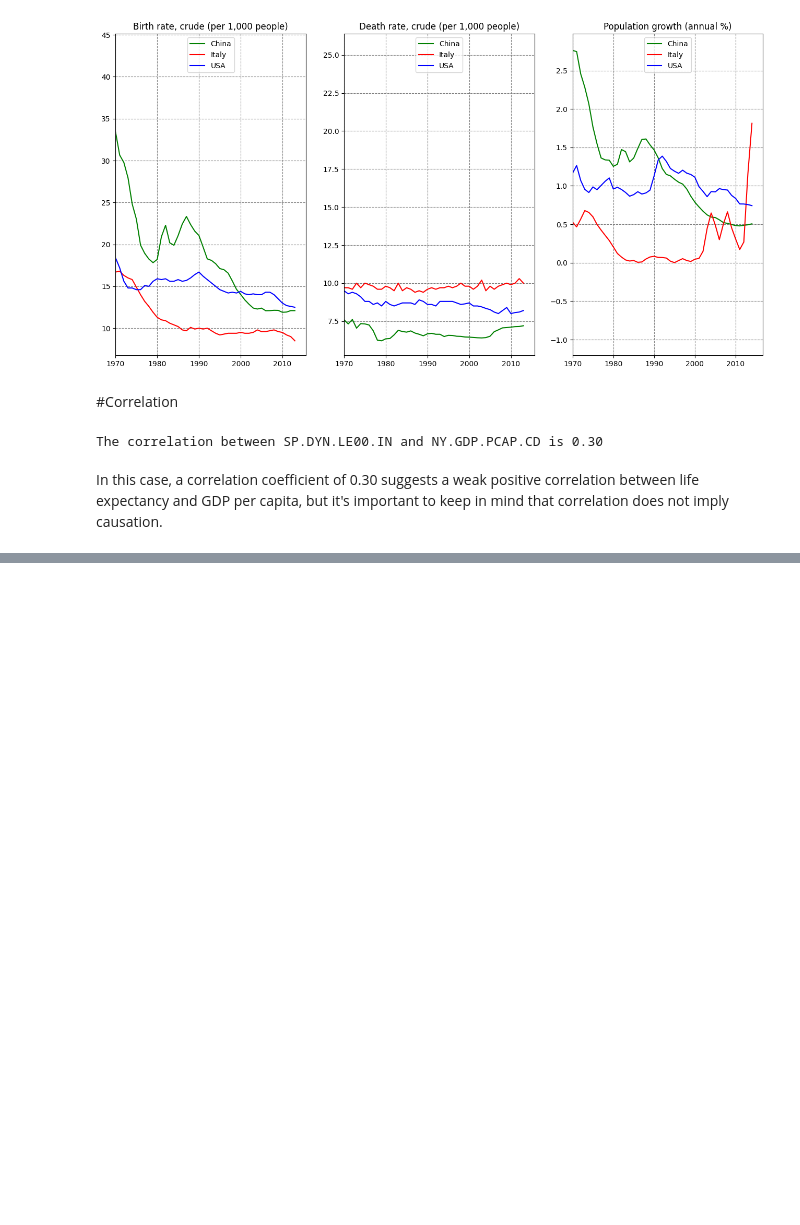
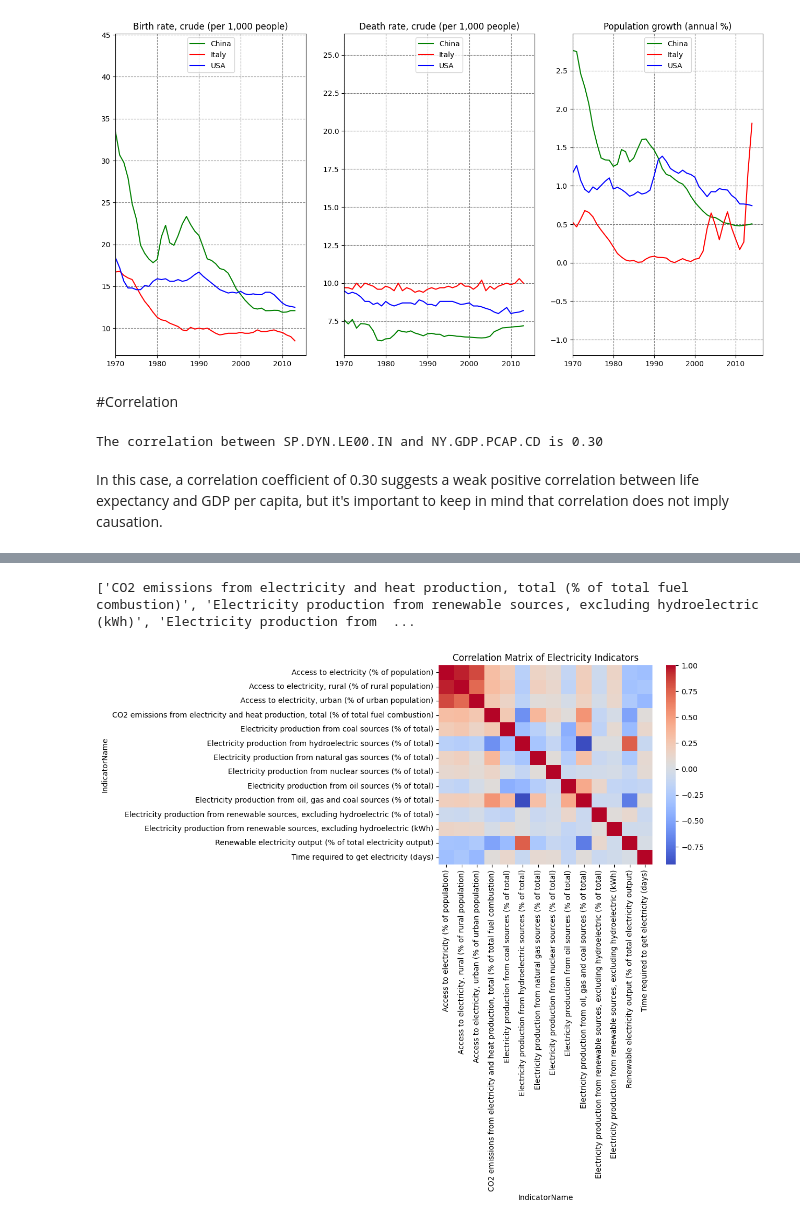
Before and after one commit to MaliheDahmardeh/World-Development-Indicators, a Jupyter notebook: WDI.ipynb, the cells around one changed output, grey strips where cells are left out. Drawn from its saved outputs; the diff is of its cells as text; code cells hidden in the pictures; blank space fills up the shorter version.

```diff
--- a/WDI.ipynb
+++ b/WDI.ipynb
@@ -382,0 +381,34 @@ plt.show()
+# %%
+def get_category_indicators(df, category):
+    category_indicators = []
+    for indicator in df['IndicatorName'].unique():
+        if category.lower() in indicator.lower():
+            category_indicators.append(df[df['IndicatorName']==indicator]['IndicatorCode'].iloc[0])
+    return category_indicators
+# %%
+# Select the category we're interested in
+category = 'Electricity'
+electricity_indicators = get_category_indicators(df, category)
+indicator_names = df.loc[df['IndicatorCode'].isin(electricity_indicators)].drop_duplicates(subset=['IndicatorCode'])['IndicatorName'].tolist()
+print(indicator_names)
+
+# Create a dictionary to map indicator codes to names
+indicator_dict = dict(df.loc[df['IndicatorCode'].isin(electricity_indicators)].drop_duplicates(subset=['IndicatorCode']).set_index('IndicatorCode')['IndicatorName'])
+
+# Subset the data to include only the relevant indicators
+subset = df.loc[df['IndicatorCode'].isin(electricity_indicators)].drop_duplicates(subset=['CountryName', 'IndicatorCode'])
+subset['IndicatorName'] = subset['IndicatorCode'].map(indicator_dict)
+
+# Pivot the data to have indicators as columns and countries as rows
+pivoted = subset.pivot(index='CountryName', columns='IndicatorName', values='Value')
+
+# Compute the correlations
+corr_matrix = pivoted.corr()
+
+# Plot the correlation matrix
+sb.heatmap(corr_matrix, cmap='coolwarm')
+plt.title(f'Correlation Matrix of {category} Indicators')
+plt.show()
+# %% [output]
+['CO2 emissions from electricity and heat production, total (% of total fuel combustion)', 'Electricity production from renewable sources, excluding hydroelectric (kWh)', 'Electricity production from  ...
+[figure, added]
```
Also changed, not shown: parts of 2 cells of this notebook.
